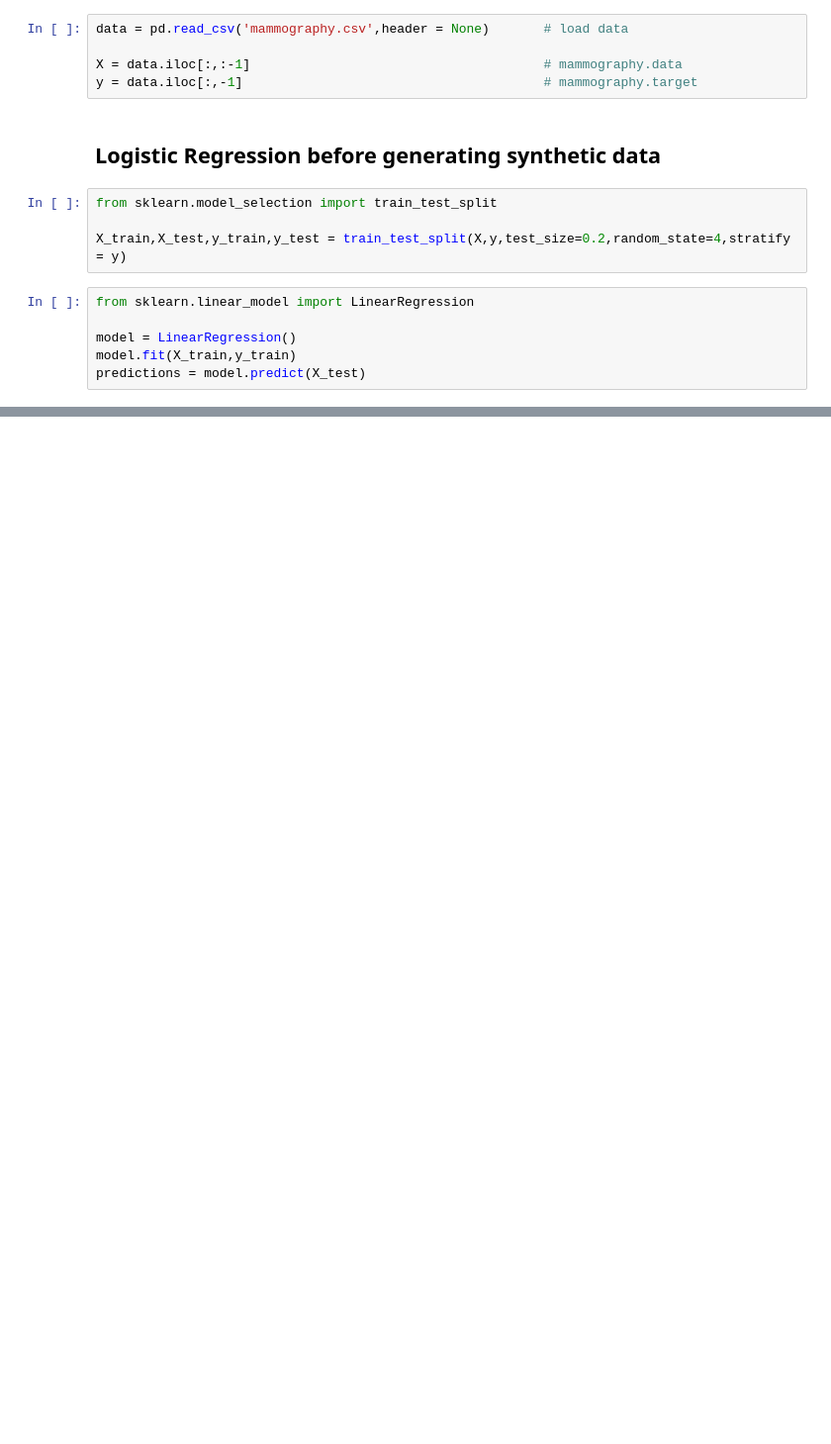
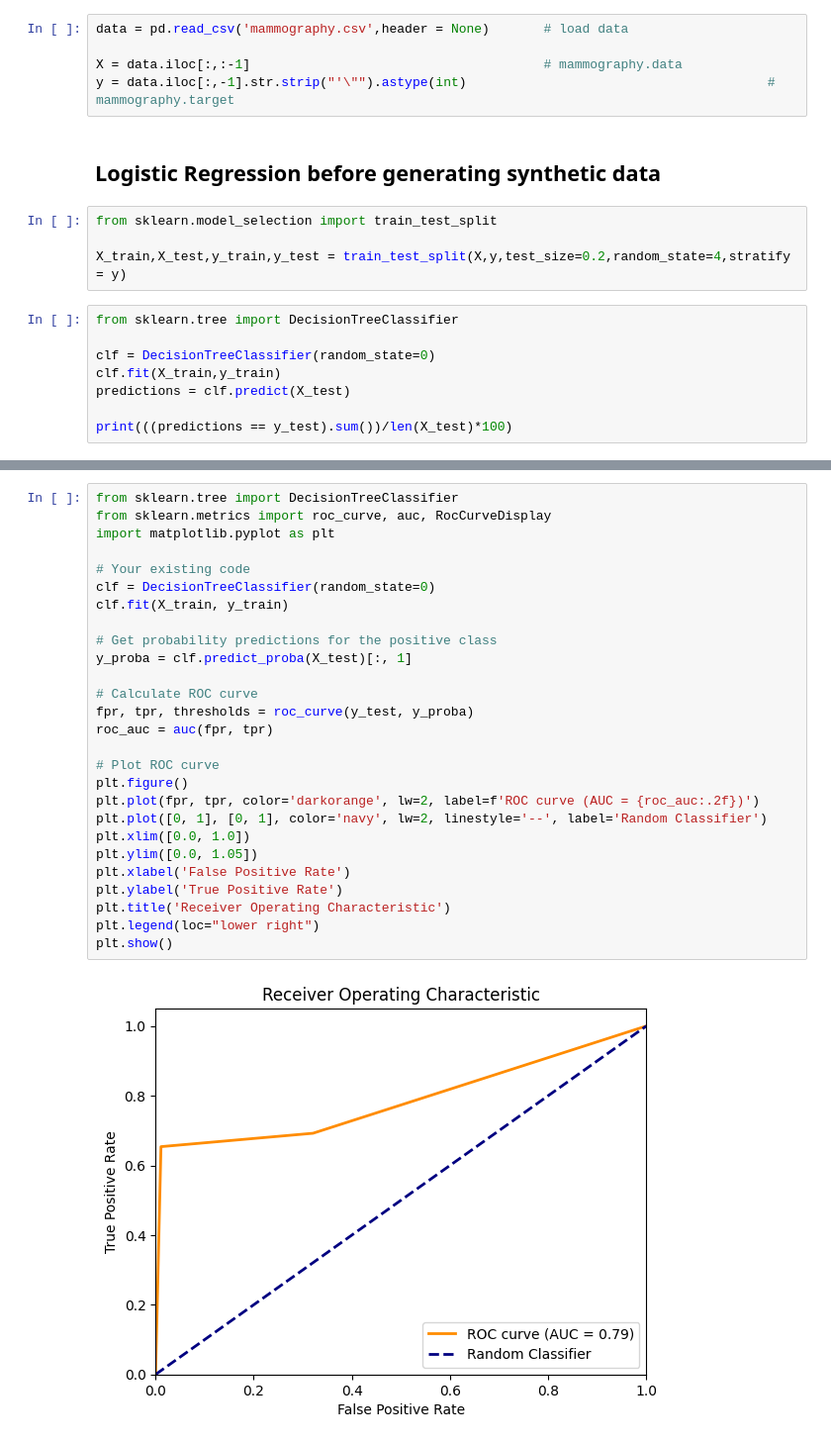
Before and after one commit to sfirdous/ml-research-papers, a Jupyter notebook: smote.ipynb, the cells around one changed output, grey strips where cells are left out. Shown at 99% size. Drawn from its saved outputs; the diff is of its cells as text; blank space fills up the shorter version.

Commit message:
ROC for imbalance data

```diff
--- a/smote.ipynb
+++ b/smote.ipynb
@@ -69,7 +72,7 @@ def get_minority_samples(X,y):
 data = pd.read_csv('mammography.csv',header = None)       # load data
 
 X = data.iloc[:,:-1]                                      # mammography.data
-y = data.iloc[:,-1]                                       # mammography.target
+y = data.iloc[:,-1].str.strip("'\"").astype(int)                                       # mammography.target
 # %% [markdown]
 ## Logistic Regression before generating synthetic data
 # %%
@@ -77,9 +80,11 @@ from sklearn.model_selection import train_test_split
 
 X_train,X_test,y_train,y_test = train_test_split(X,y,test_size=0.2,random_state=4,stratify = y)
 # %%
-from sklearn.linear_model import LinearRegression
+from sklearn.tree import DecisionTreeClassifier
 
-model = LinearRegression()
-model.fit(X_train,y_train)
-predictions = model.predict(X_test)
+clf = DecisionTreeClassifier(random_state=0)
+clf.fit(X_train,y_train)
+predictions = clf.predict(X_test)
+
+print(((predictions == y_test).sum())/len(X_test)*100)
 # %% [output]
@@ -95,0 +92,29 @@ print(synthetic_data.shape)
+# %%
+from sklearn.tree import DecisionTreeClassifier
+from sklearn.metrics import roc_curve, auc, RocCurveDisplay
+import matplotlib.pyplot as plt
+
+# Your existing code
+clf = DecisionTreeClassifier(random_state=0)
+clf.fit(X_train, y_train)
+
+# Get probability predictions for the positive class
+y_proba = clf.predict_proba(X_test)[:, 1]
+
+# Calculate ROC curve
+fpr, tpr, thresholds = roc_curve(y_test, y_proba)
+roc_auc = auc(fpr, tpr)
+
+# Plot ROC curve
+plt.figure()
+plt.plot(fpr, tpr, color='darkorange', lw=2, label=f'ROC curve (AUC = {roc_auc:.2f})')
+plt.plot([0, 1], [0, 1], color='navy', lw=2, linestyle='--', label='Random Classifier')
+plt.xlim([0.0, 1.0])
+plt.ylim([0.0, 1.05])
+plt.xlabel('False Positive Rate')
+plt.ylabel('True Positive Rate')
+plt.title('Receiver Operating Characteristic')
+plt.legend(loc="lower right")
+plt.show()
+# %% [output]
+[figure, added]
```
Also changed, not shown: parts of 5 cells of this notebook.
